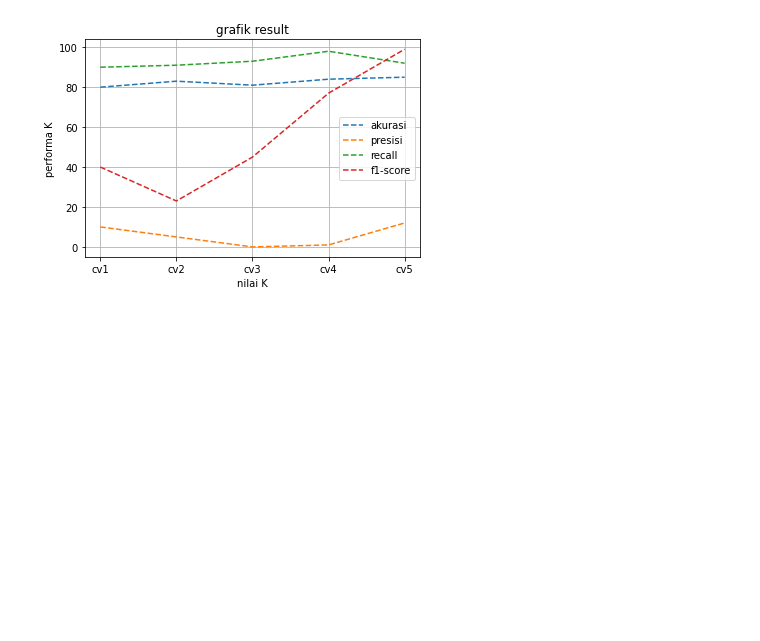
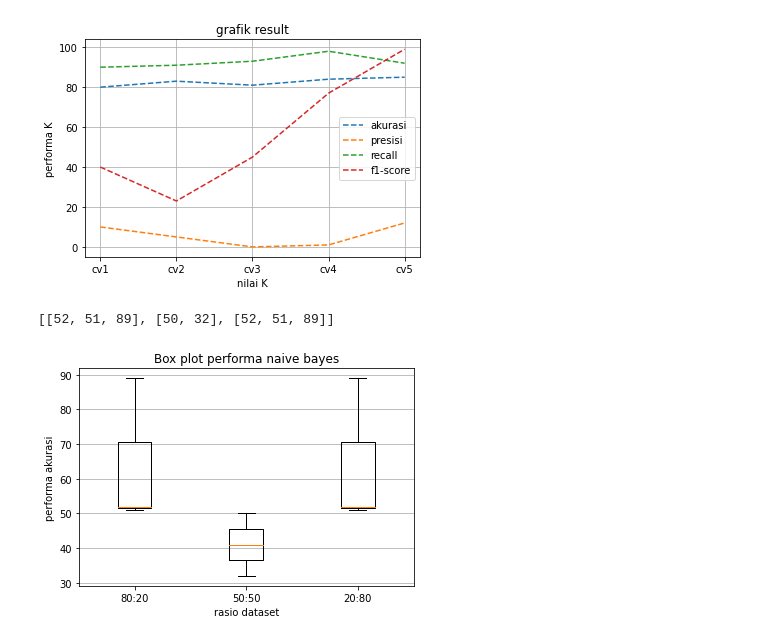
Before and after one commit to HuzainAzis/nbc-cv, a Jupyter notebook: sourcecodex.ipynb, the cells around one changed output. Drawn from its saved outputs; the diff is of its cells as text; code cells hidden in the pictures; blank space fills up the shorter version.

```diff
--- a/sourcecodex.ipynb
+++ b/sourcecodex.ipynb
@@ -144,3 +144,32 @@ plt.grid()
 plt.show()
 # %% [output]
 [figure]
+# %%
+fig1, ax1 = plt.subplots()
+
+#akurasi
+all_data = [
+            [52,51,89],
+            [50,32],
+            [52,51,89]
+          ]
+print(all_data)
+
+# plot box plot
+ax1.boxplot(all_data)
+ax1.set_title('Box plot performa naive bayes')
+
+# adding horizontal grid lines
+
+ax1.yaxis.grid(True)
+ax1.set_xticks([y + 1 for y in range(len(all_data))])
+ax1.set_xlabel('rasio dataset')
+ax1.set_ylabel('performa akurasi')
+
+# add x-tick labels
+plt.setp(ax1, xticks=[y + 1 for y in range(len(all_data))],
+         xticklabels=['80:20', '50:50', '20:80'])
+plt.show()
+# %% [output]
+[[52, 51, 89], [50, 32], [52, 51, 89]]
+[figure, added]
```
